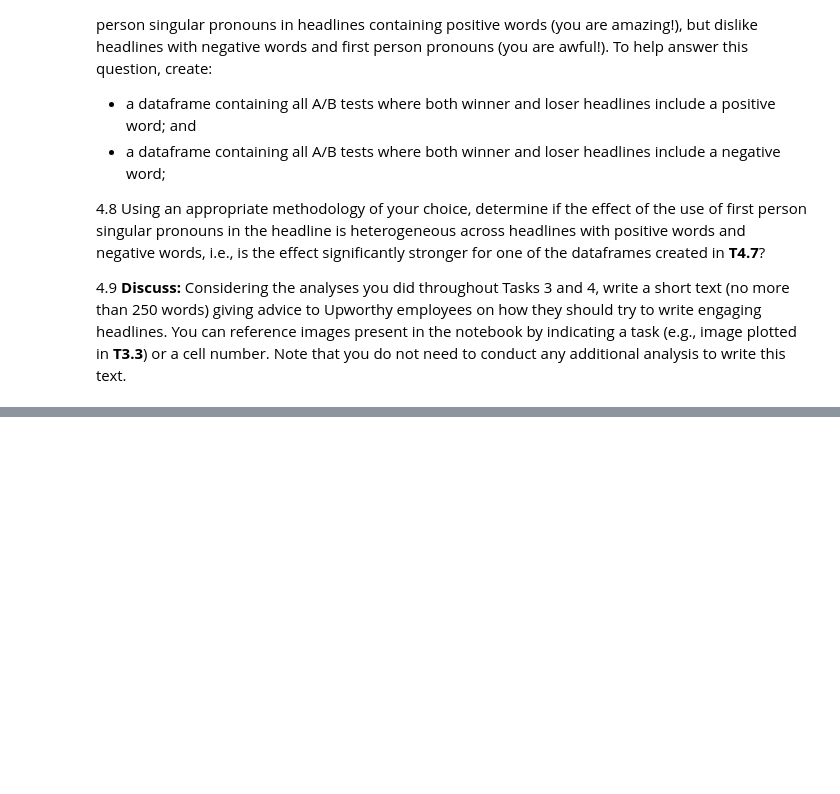
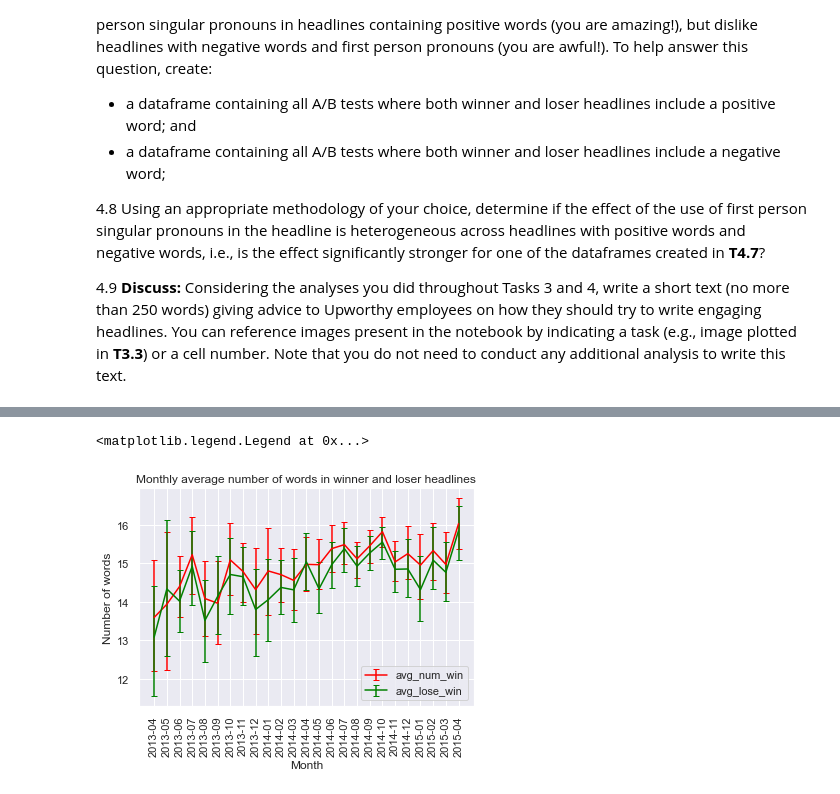
Before and after one commit to PeterYYZhang/2022, a Jupyter notebook: Homework/01 - Pandas Data Wrangling and Data Viz/hw1.ipynb, the cells around one changed output, grey strips where cells are left out. Cells and saved outputs as stored; diff of their text form; code cells hidden in the pictures; blank space fills up the shorter version.

```diff
--- a/Homework/01 - Pandas Data Wrangling and Data Viz/hw1.ipynb
+++ b/Homework/01 - Pandas Data Wrangling and Data Viz/hw1.ipynb
@@ -590,0 +650,13 @@ Your third task revolves around the question *how does language impact headlines
+# %%
+simulation_10000 = []
+for i in range(10000):
+    idx = 'sim_#' + str(1 + i)
+    X = np.random.uniform(0, 1, 30)
+    Y = np.random.uniform(0, 1, 30)
+    Z = X/2 + Y/2 + 0.1
+    K = Y + 0.1
+    t_ind_X_Z = stats.ttest_ind(X, Z, equal_var=True)
+    t_ind_X_K = stats.ttest_ind(X, K, equal_var=True)
+    l = [t_ind_X_Z.pvalue, t_ind_X_K.pvalue]
+    simulation_10000.append(l)
+simulation_10000_df = pd.DataFrame(simulation_10000)
@@ -616,0 +875,3 @@ You can reference images present in the notebook by indicating a task (e.g., ima
+# %%
+df_4 = new_dataset[new_dataset.date_created >= '2013-04-01 00:00:00'].copy()
+df_4.shape
@@ -616,0 +880,4 @@ You can reference images present in the notebook by indicating a task (e.g., ima
+# %%
+df_4['date_created_by_month'] = df_4.date_created.apply(lambda x: pd.to_datetime(x).strftime('%Y-%m'))
+# %%
+stats_num_by_time = df_4.groupby(df_4.date_created_by_month).apply(lambda x:pd.Series({'num_words_win_avg': bootstrapping(x['numwords1'], 1000, 0.1, 0.95)[0], 'win_left':bootstrapping(x['numwords1'], 1000, 0.1, 0.95)[1], 'win_right':bootstrapping(x['numwords1'], 1000, 0.1, 0.95)[2],'num_words_lose_avg': bootstrapping(x['numwords2'], 1000, 0.1, 0.95)[0], 'lose_left':bootstrapping(x['numwords2'], 1000, 0.1, 0.95)[1], 'lose_right':bootstrapping(x['numwords2'], 1000, 0.1, 0.95)[2]}))
@@ -616,0 +894,12 @@ You can reference images present in the notebook by indicating a task (e.g., ima
+# %%
+plt.errorbar(stats_num_by_time.index, stats_num_by_time.num_words_win_avg, yerr = [stats_num_by_time.num_words_win_avg-stats_num_by_time.win_left,stats_num_by_time.win_right-stats_num_by_time.num_words_win_avg], capsize=3, label='avg_num_win', color='red')
+plt.errorbar(stats_num_by_time.index, stats_num_by_time.num_words_lose_avg, yerr = [stats_num_by_time.num_words_lose_avg-stats_num_by_time.lose_left,stats_num_by_time.lose_right-stats_num_by_time.num_words_lose_avg], capsize=3, label='avg_lose_win', color='green')
+plt.tick_params(axis='x', rotation=90)
+plt.title('Monthly average number of words in winner and loser headlines')
+plt.ylabel('Number of words')
+plt.xlabel('Month')
+plt.tick_params(axis='x', rotation=90)
+plt.legend()
+# %% [output]
+<matplotlib.legend.Legend at 0x...>
+[figure, added]
```
Also changed, not shown: parts of 55 cells of this notebook.
